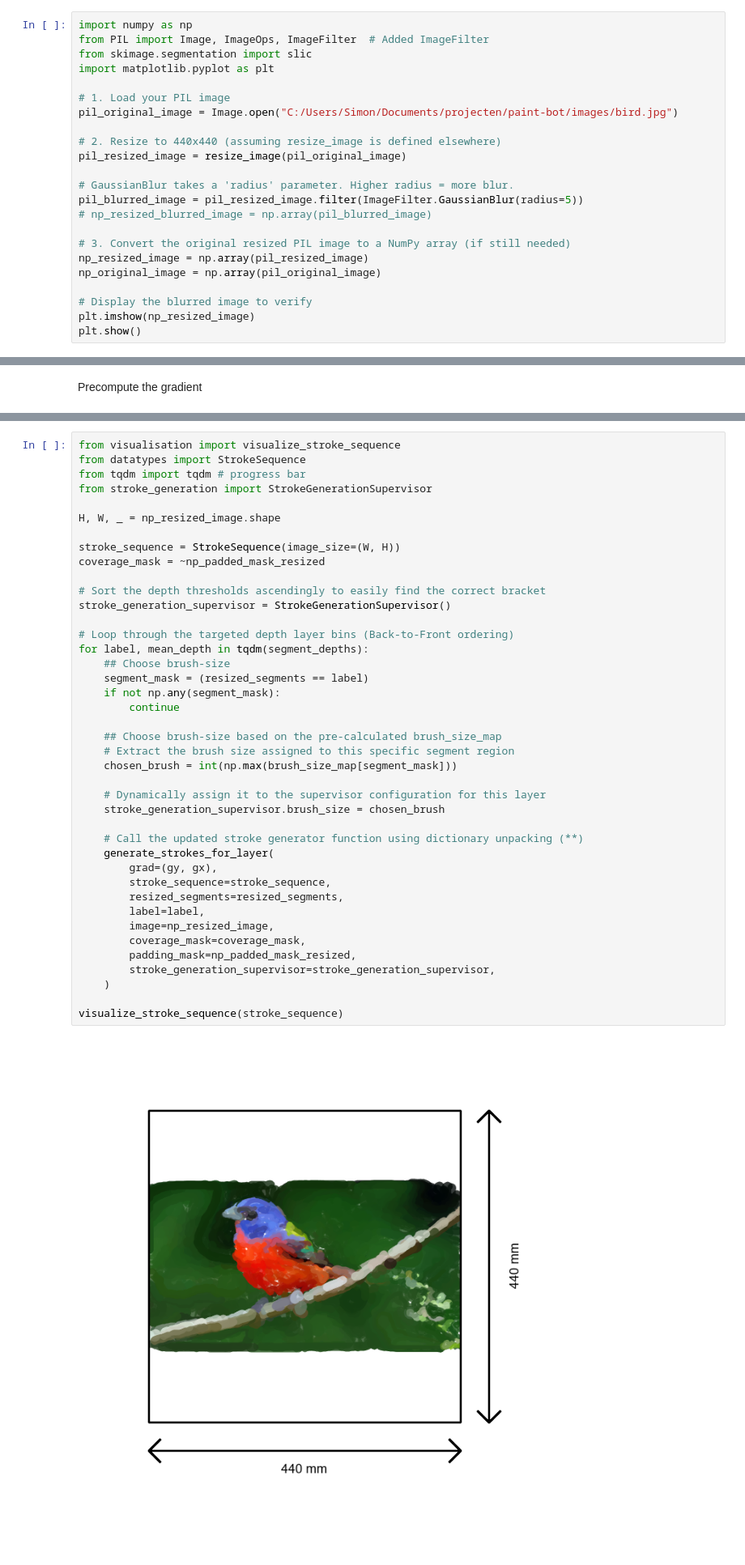
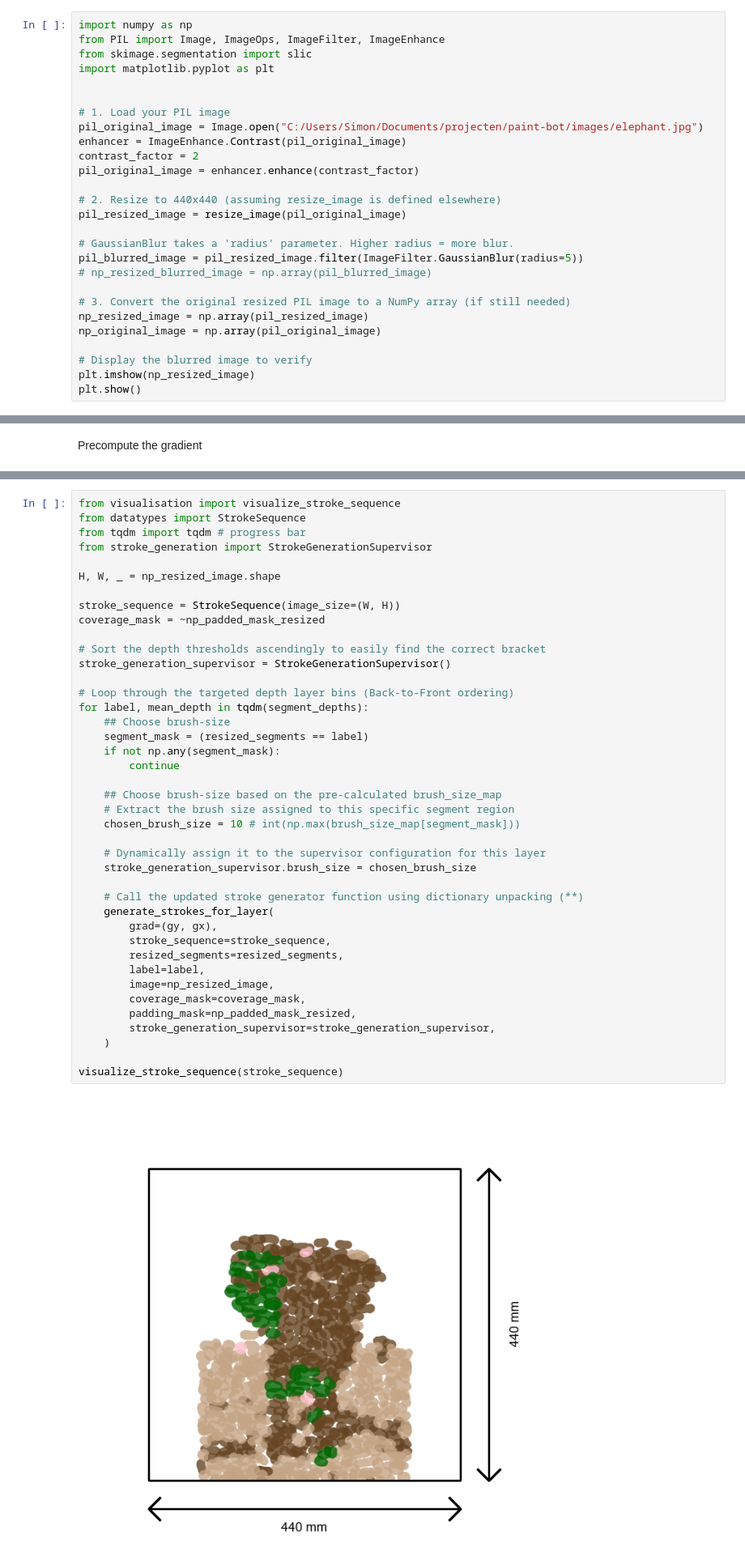
Before and after one commit to SimonMeersschaut/paint-bot, a Jupyter notebook: src/stroke_generation.ipynb, the cells around one changed output, grey strips where cells are left out. Shown at 81% size. Saved outputs shown, nothing was run; the diff lists cells and outputs as text; blank space fills up the shorter version.

Commit message:
Updated stroke generation script

```diff
--- a/src/stroke_generation.ipynb
+++ b/src/stroke_generation.ipynb
@@ -73,12 +73,16 @@ depth_estimator = pipeline(
 ## Image Pre-loading
 # %%
 import numpy as np
-from PIL import Image, ImageOps, ImageFilter  # Added ImageFilter
+from PIL import Image, ImageOps, ImageFilter, ImageEnhance
 from skimage.segmentation import slic
 import matplotlib.pyplot as plt
 
+
 # 1. Load your PIL image
-pil_original_image = Image.open("C:/Users/Simon/Documents/projecten/paint-bot/images/bird.jpg")
+pil_original_image = Image.open("C:/Users/Simon/Documents/projecten/paint-bot/images/elephant.jpg")
+enhancer = ImageEnhance.Contrast(pil_original_image)
+contrast_factor = 2
+pil_original_image = enhancer.enhance(contrast_factor)
 
 # 2. Resize to 440x440 (assuming resize_image is defined elsewhere)
 pil_resized_image = resize_image(pil_original_image)
@@ -636,36 +572,36 @@ coverage_mask = ~np_padded_mask_resized
 
 # Sort the depth thresholds ascendingly to easily find the correct bracket
 stroke_generation_supervisor = StrokeGenerationSupervisor()
 
 # Loop through the targeted depth layer bins (Back-to-Front ordering)
 for label, mean_depth in tqdm(segment_depths):
     ## Choose brush-size
     segment_mask = (resized_segments == label)
     if not np.any(segment_mask):
         continue
 
     ## Choose brush-size based on the pre-calculated brush_size_map
     # Extract the brush size assigned to this specific segment region
-    chosen_brush = int(np.max(brush_size_map[segment_mask]))
+    chosen_brush_size = 10 # int(np.max(brush_size_map[segment_mask]))
 
     # Dynamically assign it to the supervisor configuration for this layer
-    stroke_generation_supervisor.brush_size = chosen_brush
+    stroke_generation_supervisor.brush_size = chosen_brush_size
 
     # Call the updated stroke generator function using dictionary unpacking (**)
     generate_strokes_for_layer(
         grad=(gy, gx),
         stroke_sequence=stroke_sequence,
         resized_segments=resized_segments,
         label=label,
         image=np_resized_image,
         coverage_mask=coverage_mask,
         padding_mask=np_padded_mask_resized,
         stroke_generation_supervisor=stroke_generation_supervisor,
     )
 
 visualize_stroke_sequence(stroke_sequence)
 # %% [output]
-[figure, old version]
+[figure, new version]
 # %% [markdown]
 ## Stroke Statistics
 We counted the reason for a stroke to be declined.
```
Also changed, not shown: parts of 15 cells of this notebook, 3 other files.
